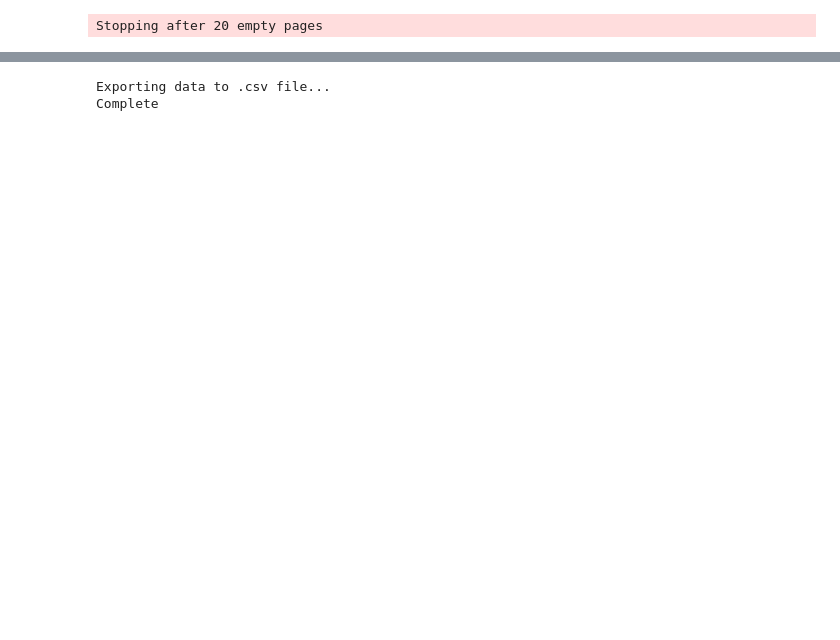
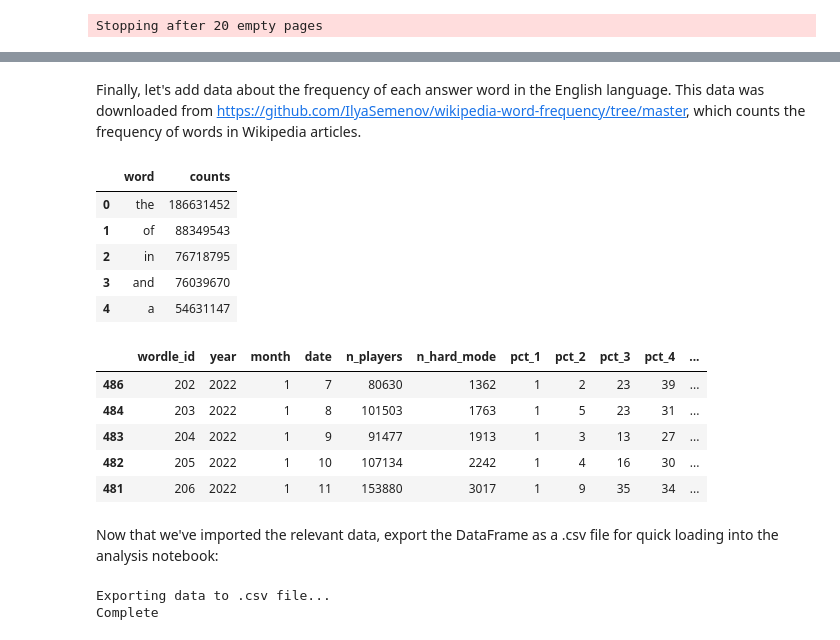
Before and after one commit to vcgregoric/Wordle_Analysis, a Jupyter notebook: wordle_data_scraping.ipynb, the cells around one changed output, grey strips where cells are left out. Saved outputs shown, nothing was run; the diff lists cells and outputs as text; code cells hidden in the pictures; blank space fills up the shorter version.

```diff
--- a/wordle_data_scraping.ipynb
+++ b/wordle_data_scraping.ipynb
@@ -260,3 +286,40 @@ df.head()
+# %% [markdown]
+Finally, let's add data about the frequency of each answer word in the English language. This data was downloaded from https://github.com/IlyaSemenov/wikipedia-word-frequency/tree/master, which counts the frequency of words in Wikipedia articles.
+# %%
+# Word frequency data from https://github.com/IlyaSemenov/wikipedia-word-frequency/tree/master
+
+# Import the data from the .txt file into a DataFrame
+freq_list = pd.read_csv('freq_list.txt', sep=" ", header=None)
+freq_list.columns = ['word', 'counts']
+freq_list.counts = freq_list.counts.astype(int)
+display(freq_list.head())
+
+freq = [] # The number of times the word appears in Wikipedia articles
+freq_rank = [] # The frequency ranking for each word (most common word = 1, next most common = 2, etc.)
+for word in df.answer:
+    freq_index = freq_list[freq_list.word == word].index.values[0]
+    freq.append(freq_list.at[freq_index, 'counts'])
+    freq_rank.append(freq_index + 1)
+
+# Add columns to the DataFrame, and check that the data was added correctly:
+df['freq'] = freq
+df['freq_rank'] = freq_rank
+display(df.head())
+# %% [output]
+|  | word | counts |
+| 0 | the | 186631452 |
+| 1 | of | 88349543 |
+| 2 | in | 76718795 |
+| 3 | and | 76039670 |
+| 4 | a | 54631147 |
+|  | wordle_id | year | month | date | n_players | n_hard_mode | pct_1 | pct_2 | pct_3 | pct_4 | ... |
+| 486 | 202 | 2022 | 1 | 7 | 80630 | 1362 | 1 | 2 | 23 | 39 | ... |
+| 484 | 203 | 2022 | 1 | 8 | 101503 | 1763 | 1 | 5 | 23 | 31 | ... |
+| 483 | 204 | 2022 | 1 | 9 | 91477 | 1913 | 1 | 3 | 13 | 27 | ... |
+| 482 | 205 | 2022 | 1 | 10 | 107134 | 2242 | 1 | 4 | 16 | 30 | ... |
+| 481 | 206 | 2022 | 1 | 11 | 153880 | 3017 | 1 | 9 | 35 | 34 | ... |
+# %% [markdown]
+Now that we've imported the relevant data, export the DataFrame as a .csv file for quick loading into the analysis notebook:
 # %%
 print('Exporting data to .csv file...')
 df.to_csv('wordle_data.csv', index=False)
```
Also changed, not shown: parts of 17 cells of this notebook, 2 other files.
